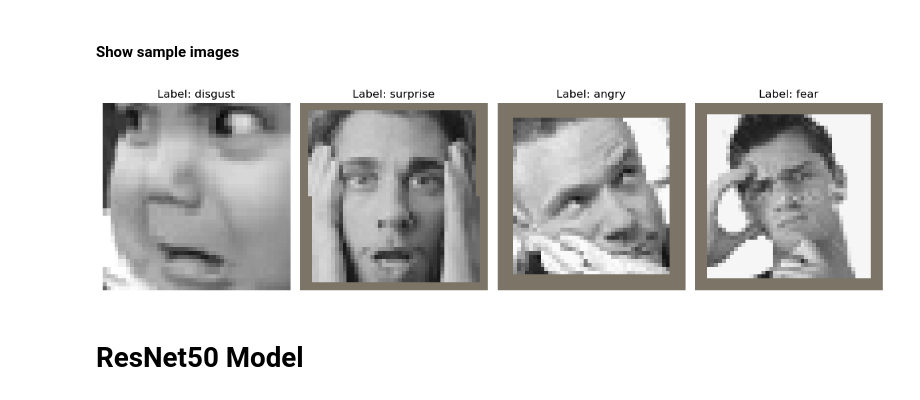
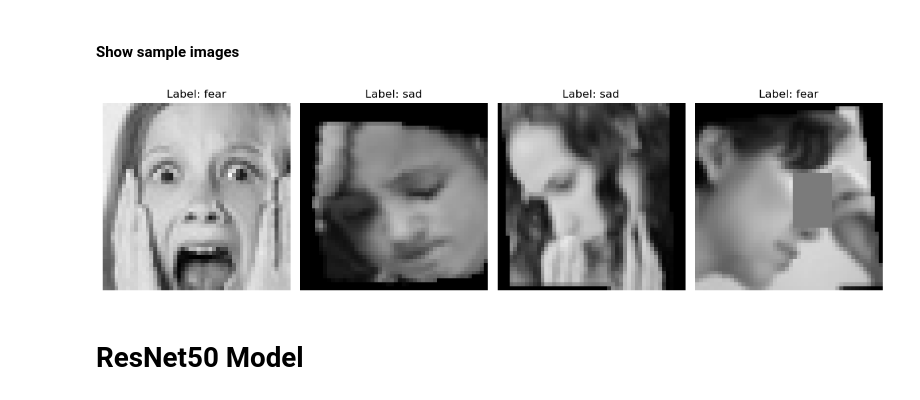
Before and after one commit to blutz2024/FaceExpCPE620, a Jupyter notebook: FSL_Domain_Adaptation_RESNET50_model.ipynb, the cells around one changed output. Drawn from its saved outputs; the diff is of its cells as text; code cells hidden in the pictures.

Commit message:
Added Contrastive Learning to ResNet50 Model

```diff
--- a/FSL_Domain_Adaptation_RESNET50_model.ipynb
+++ b/FSL_Domain_Adaptation_RESNET50_model.ipynb
@@ -38,14 +39,30 @@ BATCH_SIZE = 128
 mean = [0.485, 0.456, 0.406]
 std = [0.229, 0.224, 0.225]
 
+# train_transforms = T.Compose([
+#     T.Resize((48, 48)),
+#     T.ToTensor(),
+#     T.RandomHorizontalFlip(p=0.5),
+#     T.ColorJitter(brightness=0.2, contrast=0.2, saturation=0.2, hue=0.1),
+#     T.Normalize(mean, std),
+#     T.RandomAffine(degrees=0, shear=0.2, scale=(0.8, 1.2))
+# ])
+
+mean = [0.485]  # Single channel
+std = [0.229]
+
+
 train_transforms = T.Compose([
-    T.Resize((48, 48)),
+    T.Grayscale(num_output_channels=3),  # Keep 3 channels but use grayscale
+    T.RandomApply([T.RandomRotation(15)], p=0.5),
+    T.RandomPerspective(distortion_scale=0.3, p=0.3),
+    T.RandomResizedCrop(48, scale=(0.8, 1.2)),
+    T.RandomHorizontalFlip(),
     T.ToTensor(),
-    T.RandomHorizontalFlip(p=0.5),
-    T.ColorJitter(brightness=0.2, contrast=0.2, saturation=0.2, hue=0.1),
     T.Normalize(mean, std),
-    T.RandomAffine(degrees=0, shear=0.2, scale=(0.8, 1.2))
+    T.RandomErasing(p=0.2)  # Helps with occlusion
 ])
+
 
 val_transforms = T.Compose([
     T.Resize((48, 48)),
@@ -91,26 +108,27 @@ label_map = {
 # %%
 # Get a batch
 images, labels = next(iter(training_loader))
 
 # Unnormalize a few images from the batch
 def unnormalize(img):
-    mean = torch.tensor([0.485, 0.456, 0.406]).view(3, 1, 1)
-    std = torch.tensor([0.229, 0.224, 0.225]).view(3, 1, 1)
-    return img * std + mean
+    # Use values matching your actual normalization
+    mean = torch.tensor([0.485, 0.485, 0.485]).to(img.device)
+    std = torch.tensor([0.229, 0.229, 0.229]).to(img.device)
+    return img * std.view(1, 3, 1, 1) + mean.view(1, 3, 1, 1)
 
-# Display first 4 images
+# Display with proper channel handling
 fig, axes = plt.subplots(1, 4, figsize=(12, 4))
-
 for i in range(4):
-    img = unnormalize(images[i])
-    img = img.permute(1, 2, 0)  # (C, H, W) -> (H, W, C)
-    axes[i].imshow(img)
+    img = unnormalize(images[i].unsqueeze(0)).squeeze(0)
+    img = img.permute(1, 2, 0).cpu().numpy()
+    axes[i].imshow(img, cmap='gray')  # Force grayscale display
     axes[i].set_title(f"Label: {label_map[int(labels[i])]}")
     axes[i].axis("off")
+
 plt.tight_layout()
 plt.show()
 # %% [output]
-[figure, old version]
+[figure, new version]
 # %% [markdown]
 # ResNet50 Model
 # %% [markdown]
```
Also changed, not shown: parts of 40 cells of this notebook, 3 other files.
